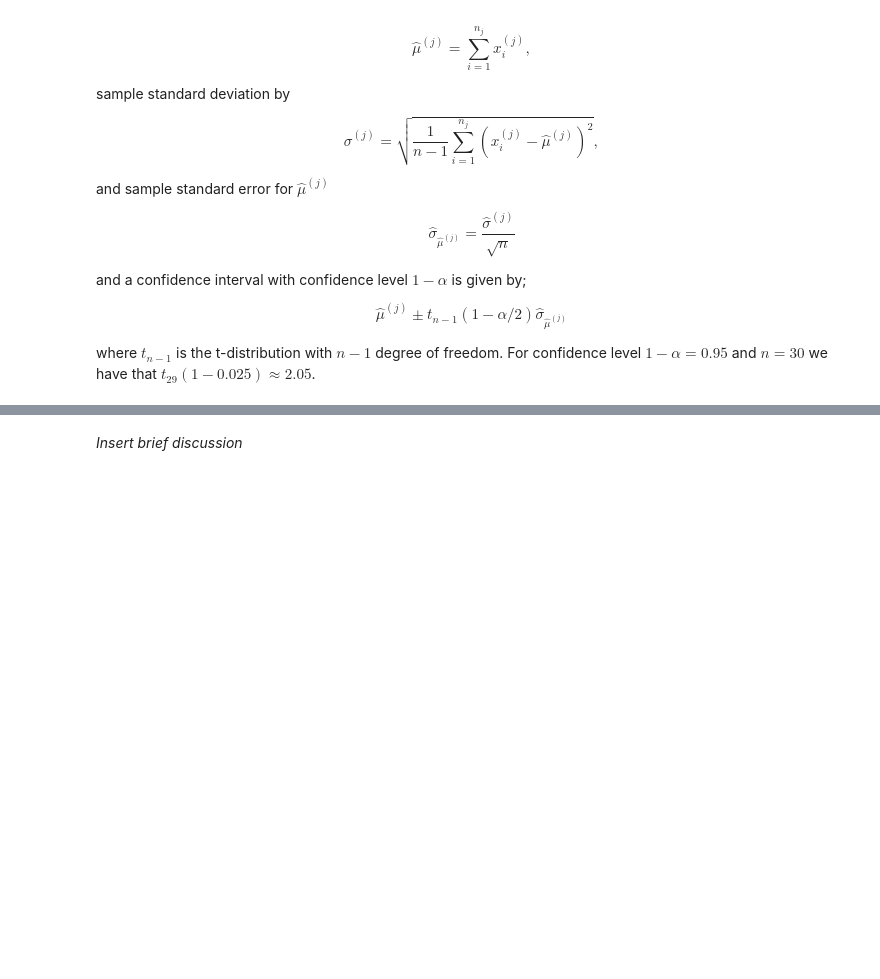
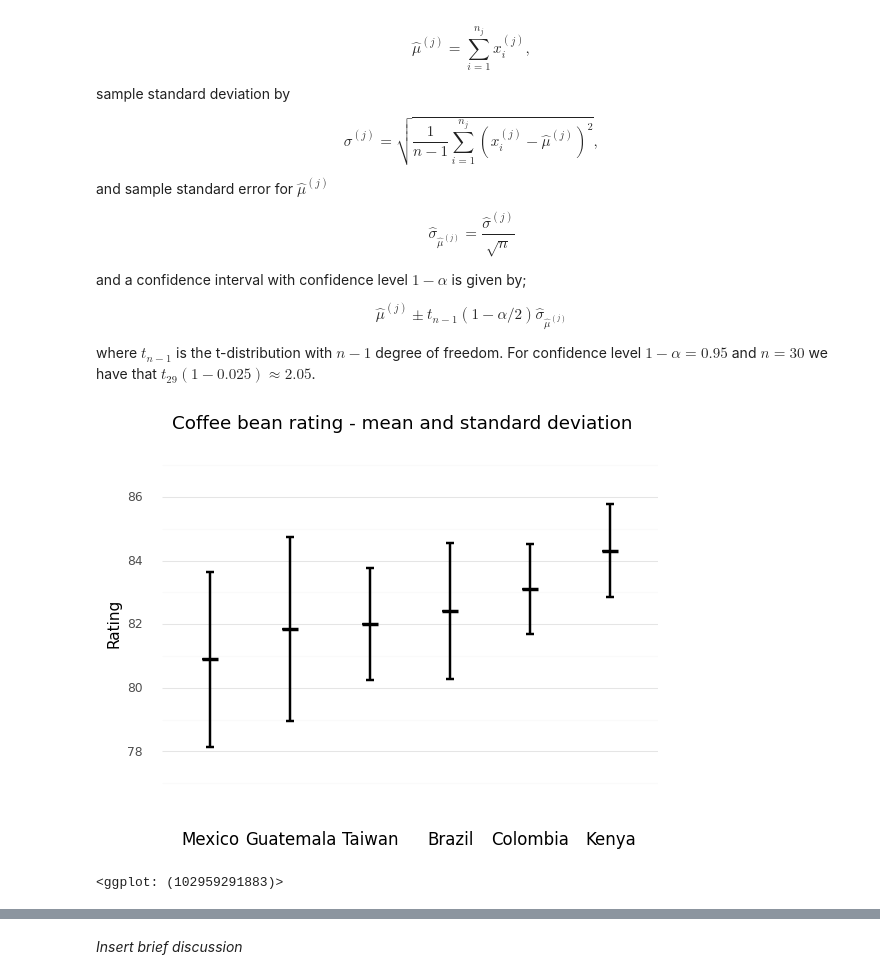
Before and after one commit to AxelEiman/SciVis, a Jupyter notebook: HW3/Homework3.ipynb, the cells around one changed output, grey strips where cells are left out. Cells and saved outputs as stored; diff of their text form; code cells hidden in the pictures; blank space fills up the shorter version.

```diff
--- a/HW3/Homework3.ipynb
+++ b/HW3/Homework3.ipynb
@@ -109,0 +104,52 @@ where $t_{n-1}$ is the t-distribution with $n-1$ degree of freedom. For confiden
+# %%
+# Insert code here for visual 1
+# Remember to print the visual
+# Plot the mean and std for each country
+
+coffee = pd.read_csv('Coffee_tidy.csv')
+
+countries = coffee['country_of_origin'].unique()
+means = []
+stds = []
+stes = []
+
+for id, country in enumerate(countries):
+    pts = coffee[coffee['country_of_origin'] == country]['total_cup_points']
+
+    means.append(pts.mean())
+    stds.append(pts.std())
+    stes.append(pts.std()/np.sqrt(len(coffee[coffee['country_of_origin'] == country])))
+
+stats = pd.DataFrame({
+    'Country': pd.Categorical(countries, categories=countries),
+    'Mean': means,
+    'Std': stds,
+    'Ste': stes
+})
+
+stats['Std_lo'] = stats['Mean'] - stats['Std']
+stats['Std_hi'] = stats['Mean'] + stats['Std']
+
+stats = stats.sort_values('Mean', ignore_index=True)
+
+# print(stats)
+
+# stats['Std_lo'] = stats['Std_lo'].to_list()
+
+p = (ggplot(stats, aes(x='Country', ymax='Mean', ymin='Mean'))
+    + geom_errorbar(aes(ymin='Std_lo', ymax='Std_hi'), width=0.1, size=1.0)
+    + scale_y_continuous(expand=(0.0, 2.0))
+    + scale_x_discrete(limits=stats['Country'])
+    + geom_crossbar(aes(y = "Mean", ymin = "Mean", ymax = "Mean"), width=0.2, size=0.7)
+    + theme_minimal()
+    + labs(y='Rating', title='Coffee bean rating - mean and standard deviation')
+    + theme(panel_grid_major_x=element_blank(),
+            axis_text_x = element_text(color="black", size=12),
+            axis_title_x=element_blank()
+            )
+)
+
+p
+# %% [output]
+[figure, added]
+<ggplot: (102959291883)>
```
Also changed, not shown: parts of 3 cells of this notebook.
